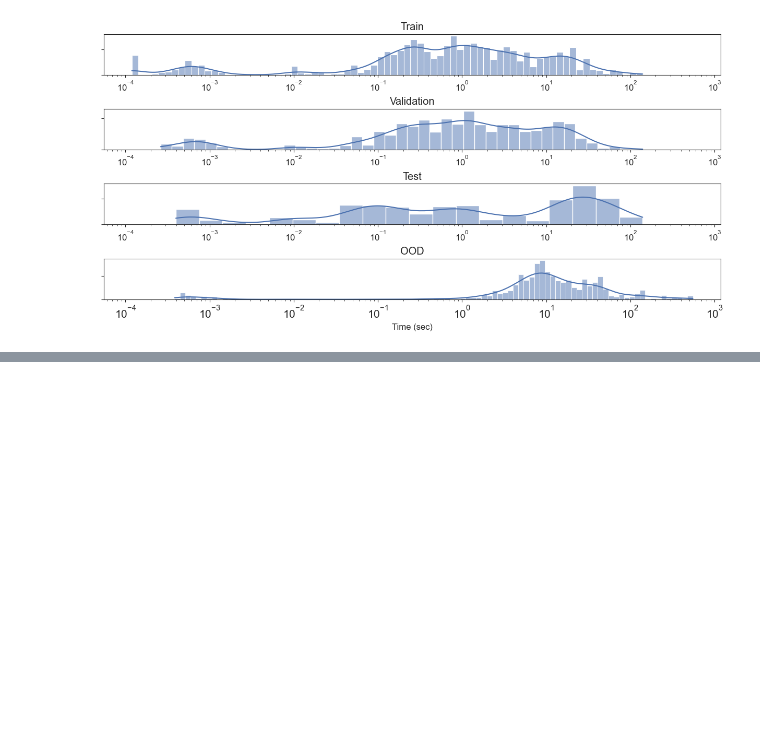
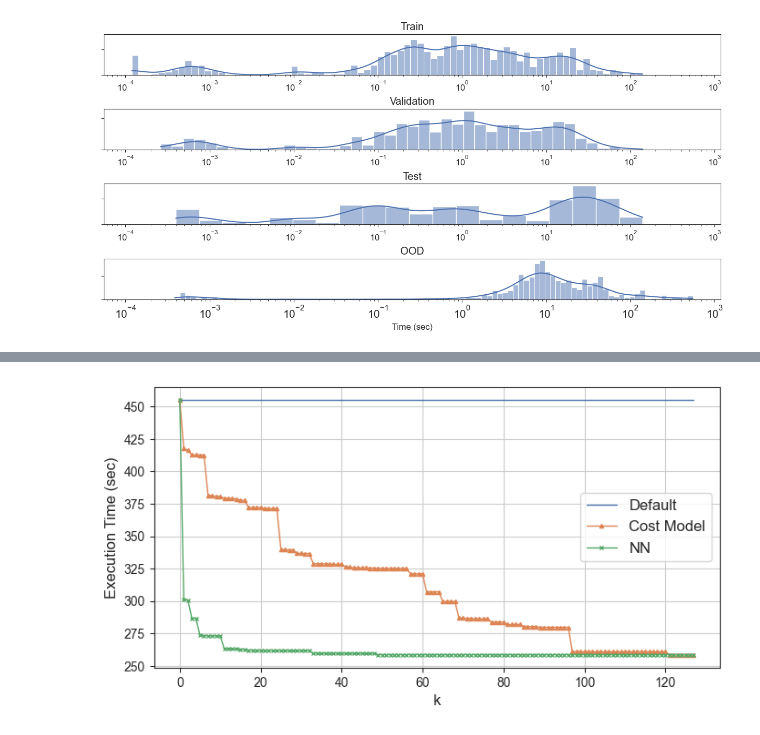
Before and after one commit to zinchse/hero, a Jupyter notebook: experiments/justification/generalisation.ipynb, the cells around one changed output, grey strips where cells are left out. Saved outputs shown, nothing was run; the diff lists cells and outputs as text; code cells hidden in the pictures; blank space fills up the shorter version.

```diff
--- a/experiments/justification/generalisation.ipynb
+++ b/experiments/justification/generalisation.ipynb
@@ -708,0 +884,19 @@ def plot_times(train_times, test_times, val_times, ood_times, fontsize=12, figsi
+# %%
+def get_e2e_performances(q_n_list, oracle, q_n_to_costs_and_params, q_n_to_predictions_and_params, k):
+    e2e_cost_time, e2e_pred_time, e2e_def_time = 0, 0, 0
+    for q_n in q_n_list:
+        def_time = cost_time = pred_time = oracle.get_execution_time(OracleRequest(query_name=q_n, hintset=0, dop=DEFAULT_DOP))
+        cost_and_params = sorted(q_n_to_costs_and_params[q_n])
+        assert q_n in q_n_to_predictions_and_params, (q_n, q_n_to_predictions_and_params.keys())
+        pred_and_params = sorted(q_n_to_predictions_and_params[q_n])
+
+        for pred, hs, dop in pred_and_params[:k]:
+            pred_time = min(pred_time, oracle.get_execution_time(OracleRequest(query_name=q_n, hintset=hs, dop=dop)))
+
+        for cost, hs, dop in cost_and_params[:k]:
+            cost_time = min(cost_time, oracle.get_execution_time(OracleRequest(query_name=q_n, hintset=hs, dop=dop)))
+
+        e2e_cost_time += cost_time
+        e2e_pred_time += pred_time
+        e2e_def_time += def_time
+    return e2e_def_time / 1000, e2e_cost_time / 1000, e2e_pred_time / 1000
@@ -1205,0 +1511,17 @@ plot_times(train_times, test_times, val_times, ood_times, save_name="time_distri
+# %%
+job_q_n_to_predictions_and_params, job_q_n_to_costs_and_params = get_estimations_and_params(1, job_oracle)
+sq_q_n_to_predictions_and_params, sq_q_n_to_costs_and_params = get_estimations_and_params(1, sq_oracle)
+# %%
+trainval_queries = job_oracle.get_query_names()
+test_queries, ood_queries = set(info["query_name"] for info in id_sq_list_info), set(info["query_name"] for info in ood_sq_list_info)
+assert not test_queries & ood_queries
+# %%
+# split on `train`/`val` data is impossible because data has been splitted for training in per-plan way.
+k_range = range(0, len(HINTSETS))
+trainval_def, trainval_cost, trainval_pred = zip(*[get_e2e_performances(trainval_queries, job_oracle, job_q_n_to_costs_and_params, job_q_n_to_predictions_and_params, k) for k in k_range])
+test_def, test_cost, test_pred = zip(*[get_e2e_performances(test_queries, sq_oracle, sq_q_n_to_costs_and_params, sq_q_n_to_predictions_and_params, k) for k in k_range])
+ood_def, ood_cost, ood_pred = zip(*[get_e2e_performances(ood_queries, sq_oracle, sq_q_n_to_costs_and_params, sq_q_n_to_predictions_and_params, k) for k in k_range])
+# %%
+topk_plot(k_range, trainval_def, trainval_cost, trainval_pred, save_name="topk_performance_trainval.svg")
+# %% [output]
+[figure, added]
```
Also changed, not shown: parts of 50 cells of this notebook, 12 other files.
